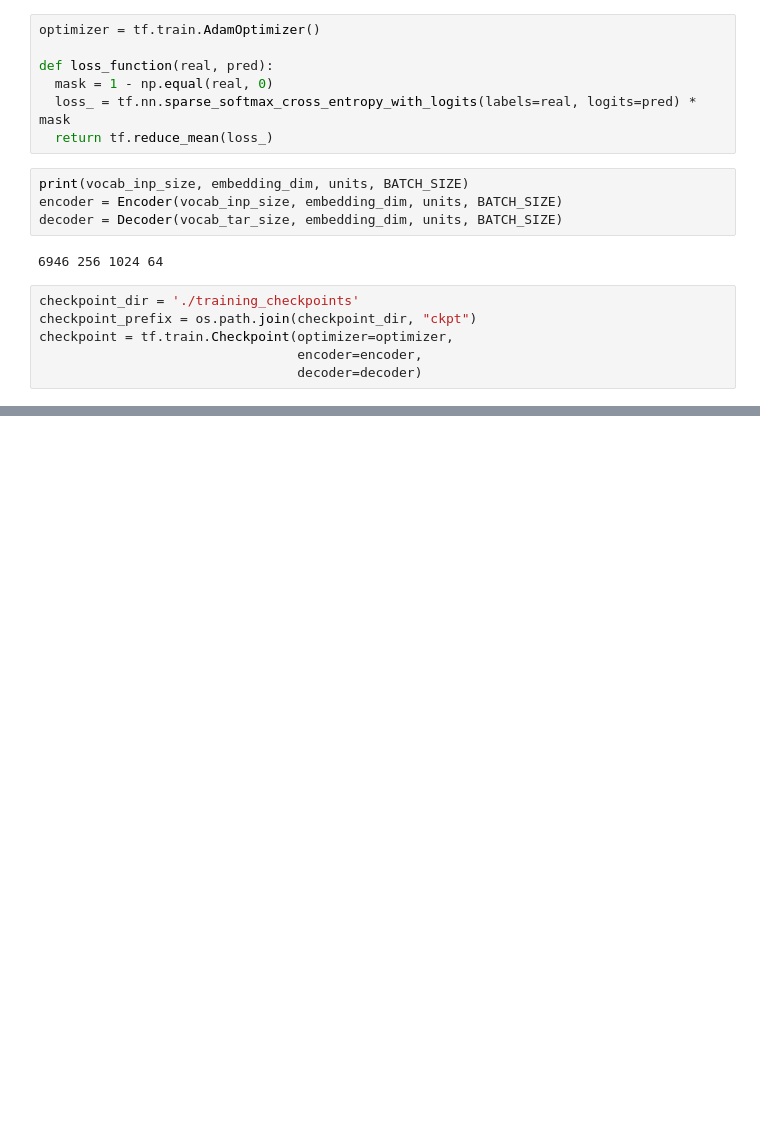
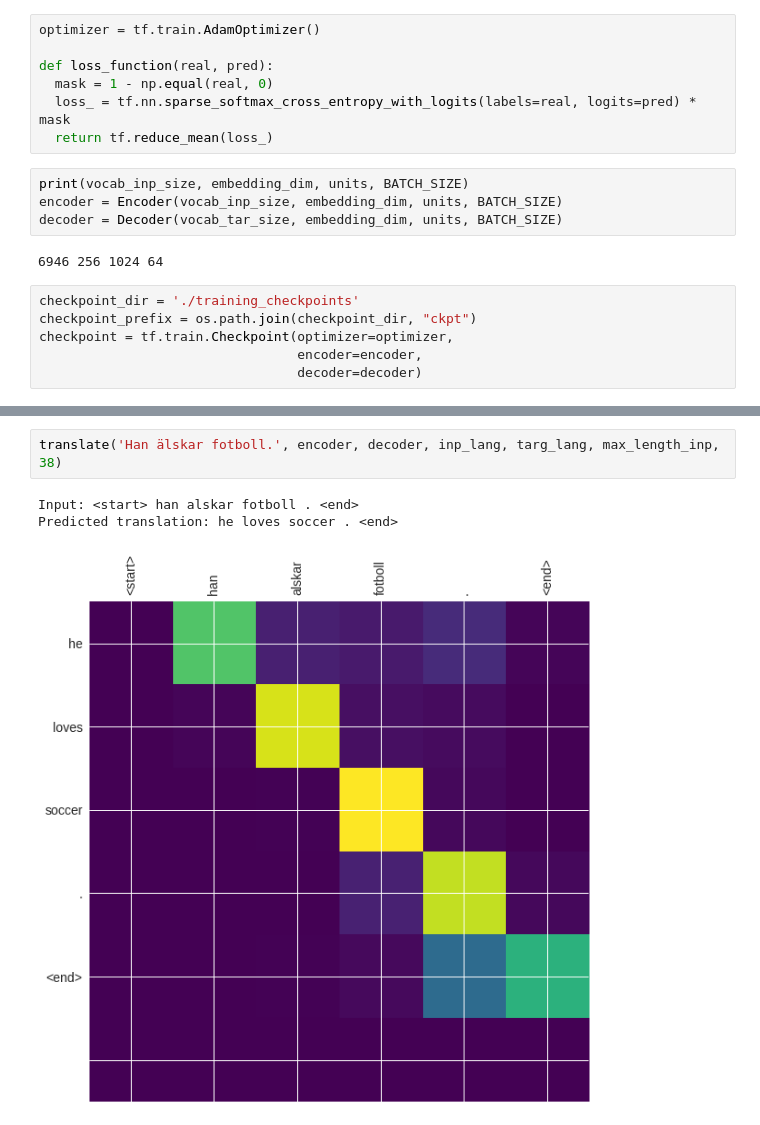
Before and after one commit to VeereshElango/translator, a Jupyter notebook: swe_eng_nmt.ipynb, the cells around one changed output, grey strips where cells are left out. Drawn from its saved outputs; the diff is of its cells as text; blank space fills up the shorter version.

```diff
--- a/swe_eng_nmt.ipynb
+++ b/swe_eng_nmt.ipynb
@@ -329,0 +474,6 @@ checkpoint = tf.train.Checkpoint(optimizer=optimizer,
+# %%
+translate('Han älskar fotboll.', encoder, decoder, inp_lang, targ_lang, max_length_inp, 38)
+# %% [output]
+Input: <start> han alskar fotboll . <end>
+Predicted translation: he loves soccer . <end>
+[figure, added]
```
Also changed, not shown: parts of 10 cells of this notebook.
